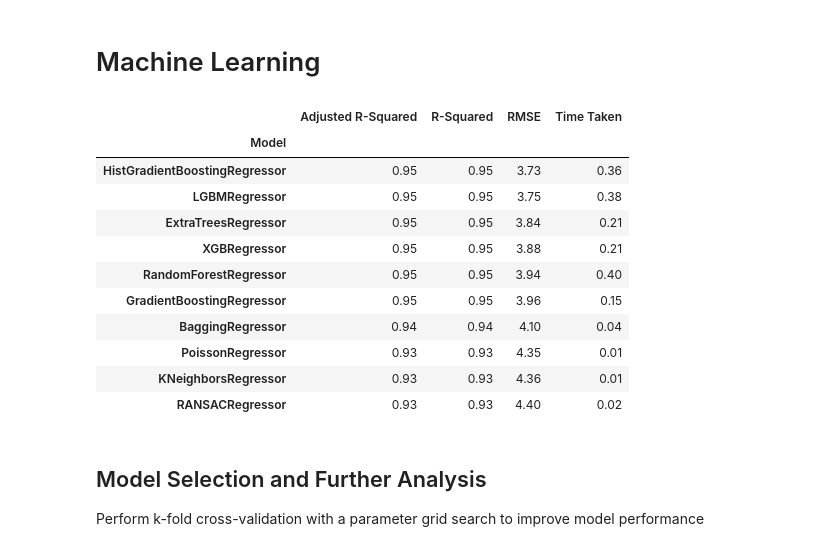
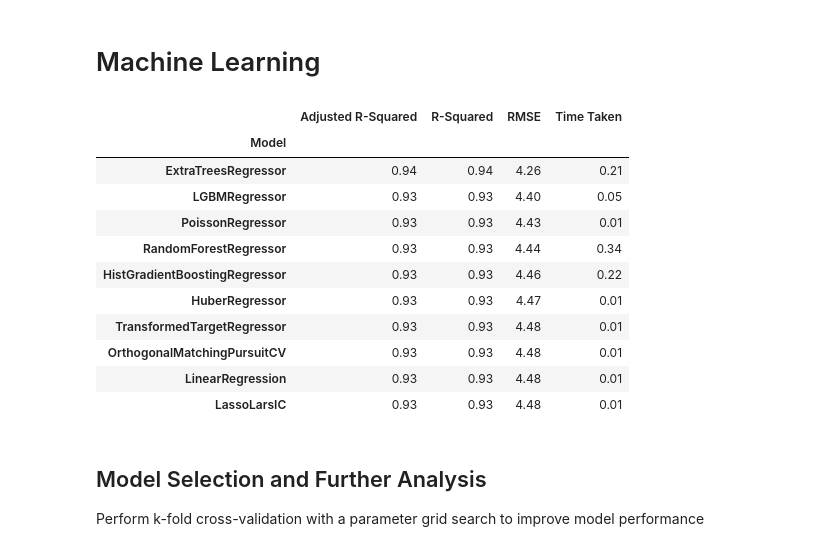
Before and after one commit to marshineer/SimpleRegression, a Jupyter notebook: power_plant_output.ipynb, the cells around one changed output. Drawn from its saved outputs; the diff is of its cells as text; code cells hidden in the pictures.

```diff
--- a/power_plant_output.ipynb
+++ b/power_plant_output.ipynb
@@ -133,21 +133,22 @@ sns.pairplot(pd.DataFrame(X_white_train.T));
 # %%
 # Compare using lazypredict
 reg = LazyRegressor(verbose=0, ignore_warnings=False, custom_metric=None)
-models, pred = reg.fit(X_valid, X_test, y_valid, y_test)
+# models, pred = reg.fit(X_valid, X_test, y_valid, y_test)
+models, pred = reg.fit(X_white_valid.T, X_white_test.T, y_valid, y_test)
 models.head(n=10)
 # %% [output]
 |  | Adjusted R-Squared | R-Squared | RMSE | Time Taken |
 | Model |  |  |  |  |
-| HistGradientBoostingRegressor | 0.95 | 0.95 | 3.73 | 0.36 |
-| LGBMRegressor | 0.95 | 0.95 | 3.75 | 0.38 |
-| ExtraTreesRegressor | 0.95 | 0.95 | 3.84 | 0.21 |
-| XGBRegressor | 0.95 | 0.95 | 3.88 | 0.21 |
-| RandomForestRegressor | 0.95 | 0.95 | 3.94 | 0.40 |
-| GradientBoostingRegressor | 0.95 | 0.95 | 3.96 | 0.15 |
-| BaggingRegressor | 0.94 | 0.94 | 4.10 | 0.04 |
-| PoissonRegressor | 0.93 | 0.93 | 4.35 | 0.01 |
-| KNeighborsRegressor | 0.93 | 0.93 | 4.36 | 0.01 |
-| RANSACRegressor | 0.93 | 0.93 | 4.40 | 0.02 |
+| ExtraTreesRegressor | 0.94 | 0.94 | 4.26 | 0.21 |
+| LGBMRegressor | 0.93 | 0.93 | 4.40 | 0.05 |
+| PoissonRegressor | 0.93 | 0.93 | 4.43 | 0.01 |
+| RandomForestRegressor | 0.93 | 0.93 | 4.44 | 0.34 |
+| HistGradientBoostingRegressor | 0.93 | 0.93 | 4.46 | 0.22 |
+| HuberRegressor | 0.93 | 0.93 | 4.47 | 0.01 |
+| TransformedTargetRegressor | 0.93 | 0.93 | 4.48 | 0.01 |
+| OrthogonalMatchingPursuitCV | 0.93 | 0.93 | 4.48 | 0.01 |
+| LinearRegression | 0.93 | 0.93 | 4.48 | 0.01 |
+| LassoLarsIC | 0.93 | 0.93 | 4.48 | 0.01 |
 # %% [markdown]
 ## Model Selection and Further Analysis
 Perform k-fold cross-validation with a parameter grid search to improve model performance
```
Also changed, not shown: parts of 12 cells of this notebook.
